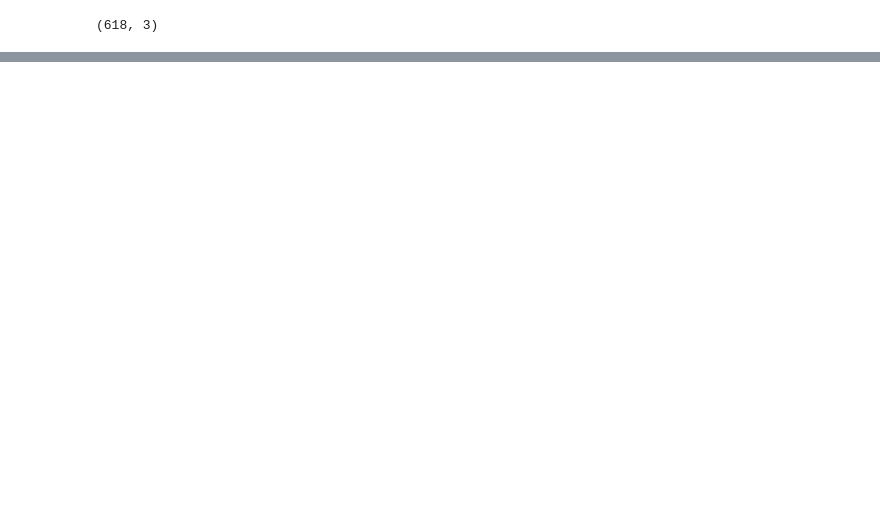
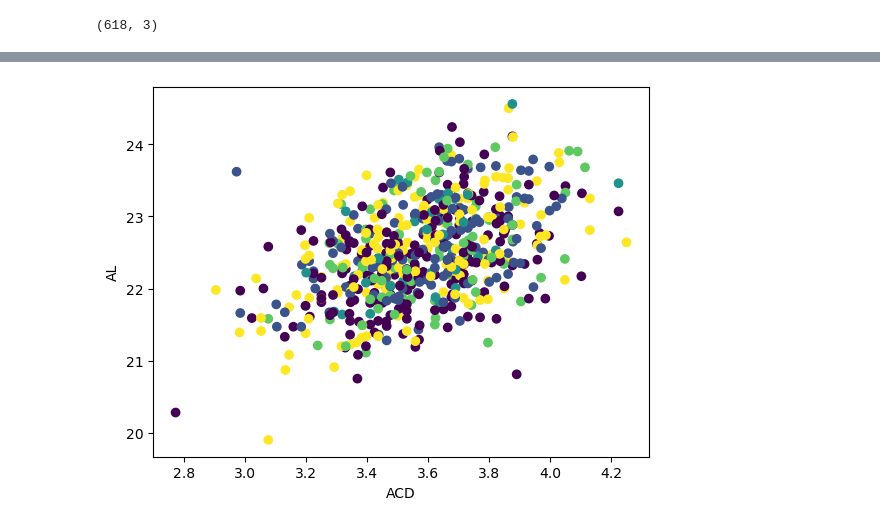
Before and after one commit to Mathi2702/unsupervised-machine-learning-challenge, a Jupyter notebook: unsupervised_machine_learning.ipynb, the cells around one changed output, grey strips where cells are left out. Drawn from its saved outputs; the diff is of its cells as text; code cells hidden in the pictures; blank space fills up the shorter version.

Commit message:
K_means

```diff
--- a/unsupervised_machine_learning.ipynb
+++ b/unsupervised_machine_learning.ipynb
@@ -165,0 +205,14 @@ sns.lmplot(data=df_tsne, x="comp1", y="comp2")
+# %%
+inertia = []
+k = list(range(1, 11))
+
+# Calculate the inertia for the range of k values
+for i in k:
+    km = KMeans(n_clusters=i, random_state=0)
+    km.fit(df_myopia_new)
+    inertia.append(km.inertia_)
+
+# Create the Elbow Curve using hvPlot
+elbow_data = {"k": k, "inertia": inertia}
+df_elbow = pd.DataFrame(elbow_data)
+df_elbow.head()
@@ -165,0 +236,17 @@ sns.lmplot(data=df_tsne, x="comp1", y="comp2")
+# %%
+def get_clusters(k, data):
+    # Initialize the K-Means model
+    model = KMeans(n_clusters=k, random_state=0)
+
+    # Train the model
+    model.fit(data)
+
+    # Predict clusters
+    predictions = model.predict(data)
+
+    # Create return DataFrame with predicted clusters
+    data["class"] = model.labels_
+
+    return data
+# %%
+clusters = get_clusters(5, df_myopia_new)
@@ -165,0 +269,10 @@ sns.lmplot(data=df_tsne, x="comp1", y="comp2")
+# %%
+def show_clusters(df):
+    plt.scatter(df_myopia_new['ACD'], df_myopia_new['AL'], c=df_myopia_new['class'])
+    plt.xlabel('ACD')
+    plt.ylabel('AL')
+    plt.show()
+# %%
+show_clusters(clusters)
+# %% [output]
+[figure, added]
```
Also changed, not shown: parts of 13 cells of this notebook, 2 other files.
